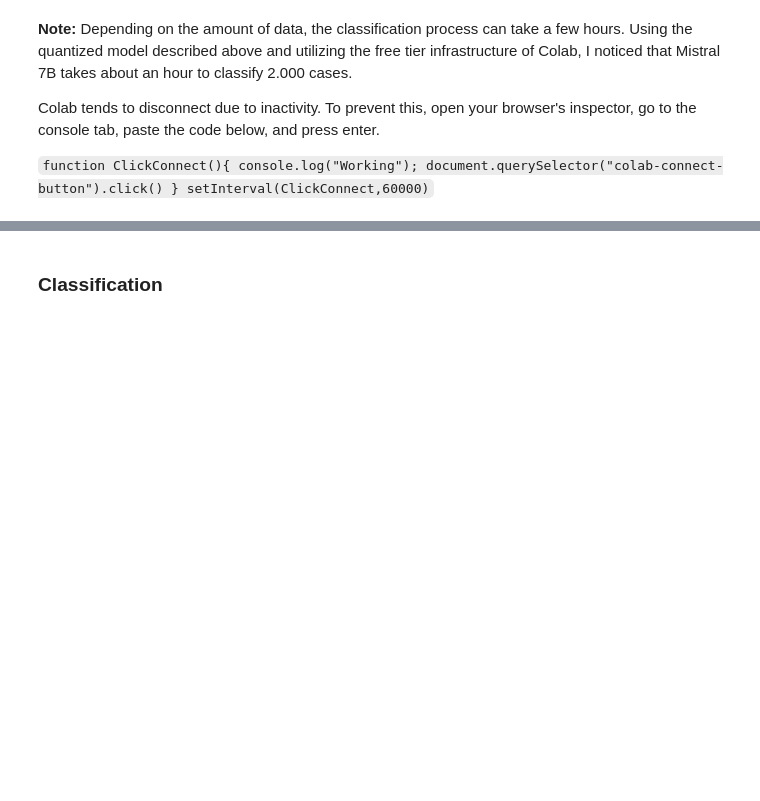
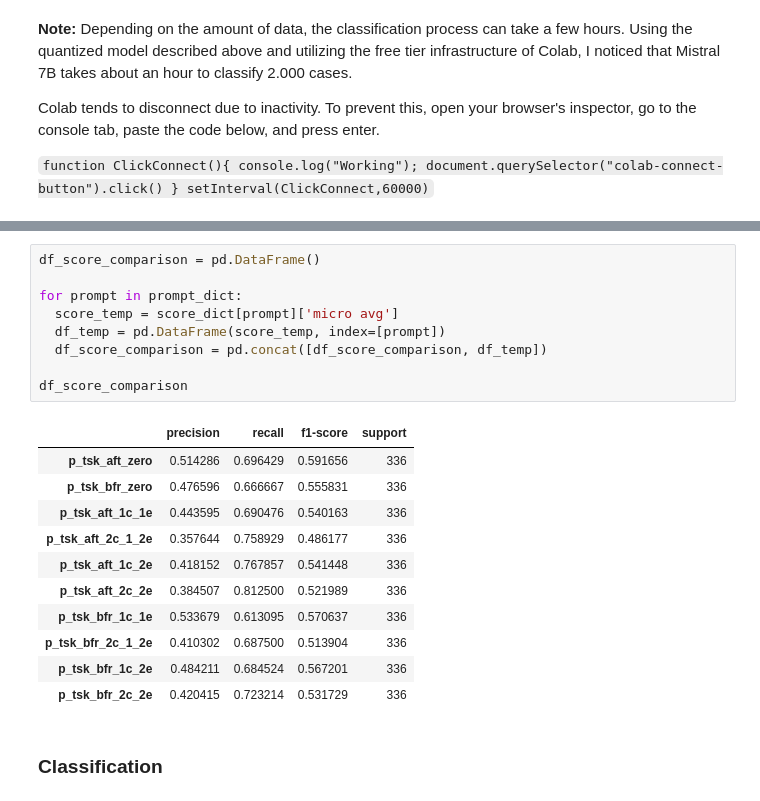
Before and after one commit to rdemarqui/llm_complaint_management, a Jupyter notebook: 02. LLM_analysis.ipynb, the cells around one changed output, grey strips where cells are left out. Drawn from its saved outputs; the diff is of its cells as text; blank space fills up the shorter version.

```diff
--- a/02. LLM_analysis.ipynb
+++ b/02. LLM_analysis.ipynb
@@ -443,3 +462,24 @@ for prompt in prompt_dict:
+# %%
+df_score_comparison = pd.DataFrame()
+
+for prompt in prompt_dict:
+  score_temp = score_dict[prompt]['micro avg']
+  df_temp = pd.DataFrame(score_temp, index=[prompt])
+  df_score_comparison = pd.concat([df_score_comparison, df_temp])
+
+df_score_comparison
+# %% [output]
+|  | precision | recall | f1-score | support |
+| p_tsk_aft_zero | 0.514286 | 0.696429 | 0.591656 | 336 |
+| p_tsk_bfr_zero | 0.476596 | 0.666667 | 0.555831 | 336 |
+| p_tsk_aft_1c_1e | 0.443595 | 0.690476 | 0.540163 | 336 |
+| p_tsk_aft_2c_1_2e | 0.357644 | 0.758929 | 0.486177 | 336 |
+| p_tsk_aft_1c_2e | 0.418152 | 0.767857 | 0.541448 | 336 |
+| p_tsk_aft_2c_2e | 0.384507 | 0.812500 | 0.521989 | 336 |
+| p_tsk_bfr_1c_1e | 0.533679 | 0.613095 | 0.570637 | 336 |
+| p_tsk_bfr_2c_1_2e | 0.410302 | 0.687500 | 0.513904 | 336 |
+| p_tsk_bfr_1c_2e | 0.484211 | 0.684524 | 0.567201 | 336 |
+| p_tsk_bfr_2c_2e | 0.420415 | 0.723214 | 0.531729 | 336 |
 # %% [markdown]
 ### Classification
 # %% [markdown]
```
Also changed, not shown: parts of 5 cells of this notebook.
